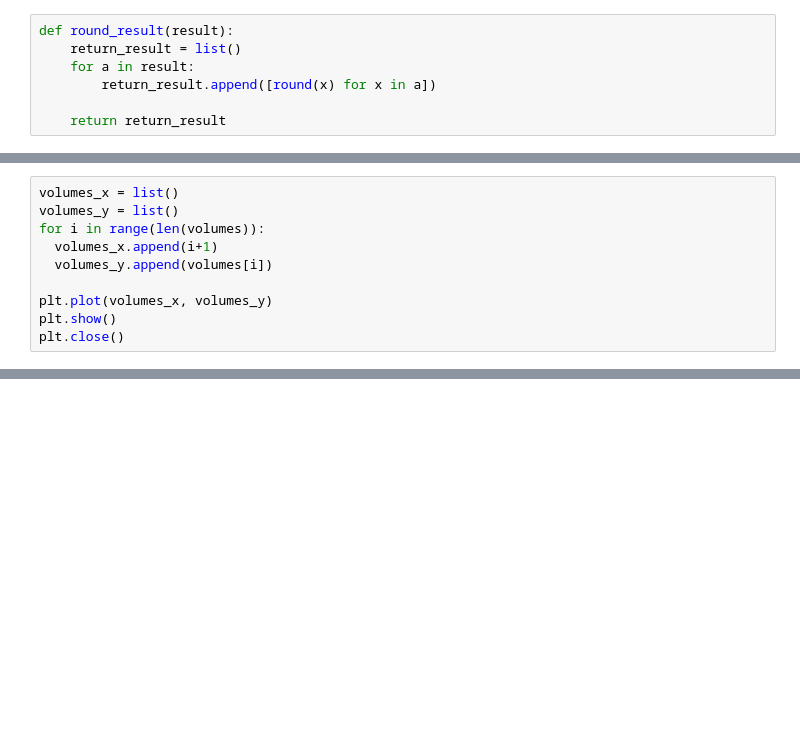
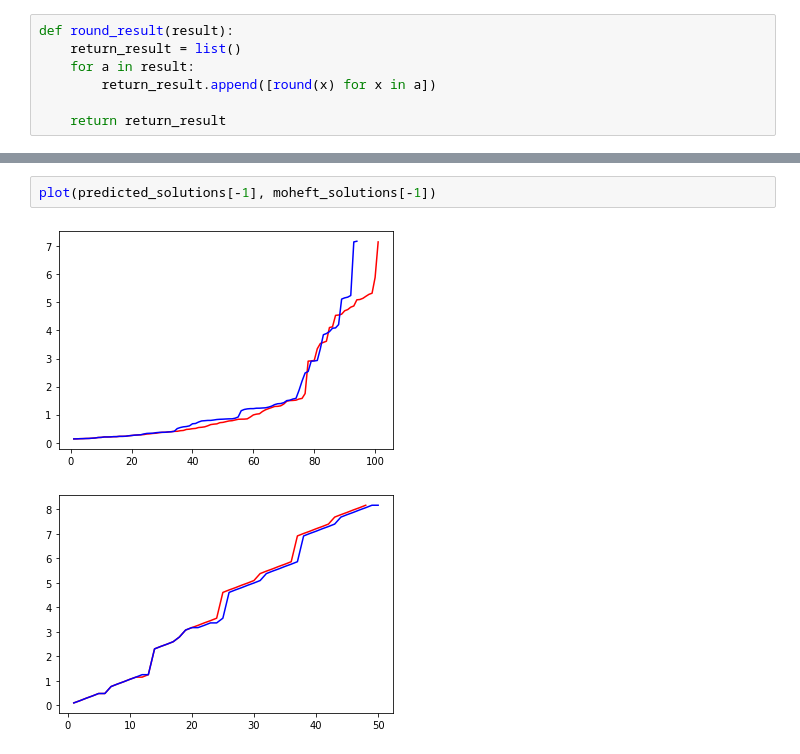
Before and after one commit to void-trinity/Major-Project, a Jupyter notebook: Major_Project.ipynb, the cells around one changed output, grey strips where cells are left out. Saved outputs shown, nothing was run; the diff lists cells and outputs as text; blank space fills up the shorter version.

```diff
--- a/Major_Project.ipynb
+++ b/Major_Project.ipynb
@@ -995,10 +953,0 @@ print(volumes)
-# %%
-volumes_x = list()
-volumes_y = list()
-for i in range(len(volumes)):
-  volumes_x.append(i+1)
-  volumes_y.append(volumes[i])
-
-plt.plot(volumes_x, volumes_y)
-plt.show()
-plt.close()
@@ -1004,0 +1017,5 @@ plt.close()
+# %%
+plot(predicted_solutions[-1], moheft_solutions[-1])
+# %% [output]
+[figure, added]
+[figure, added]
```
Also changed, not shown: parts of 22 cells of this notebook, 2 other files.
